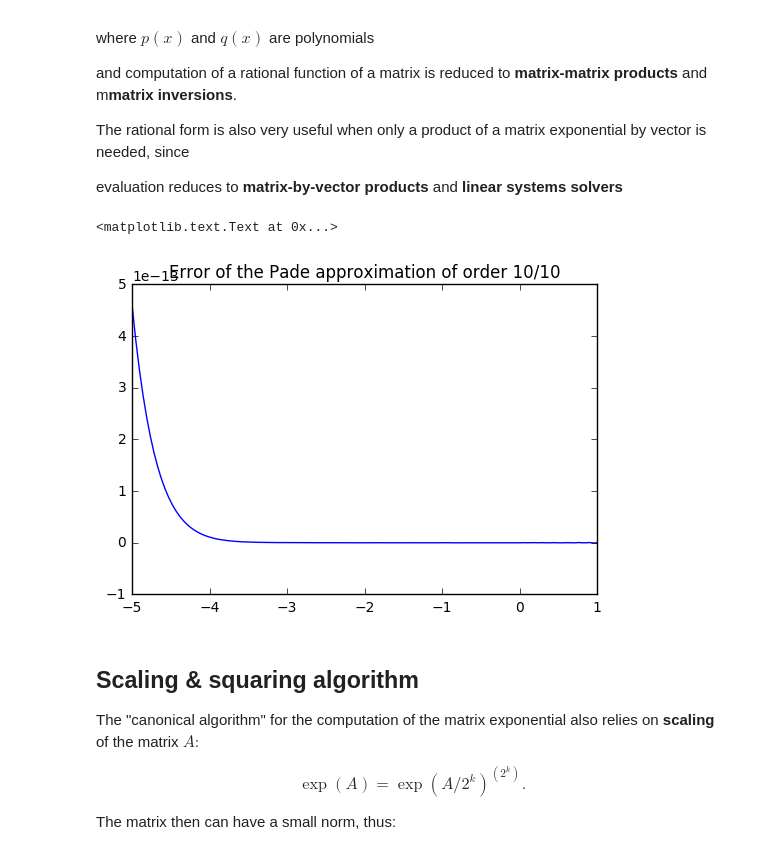
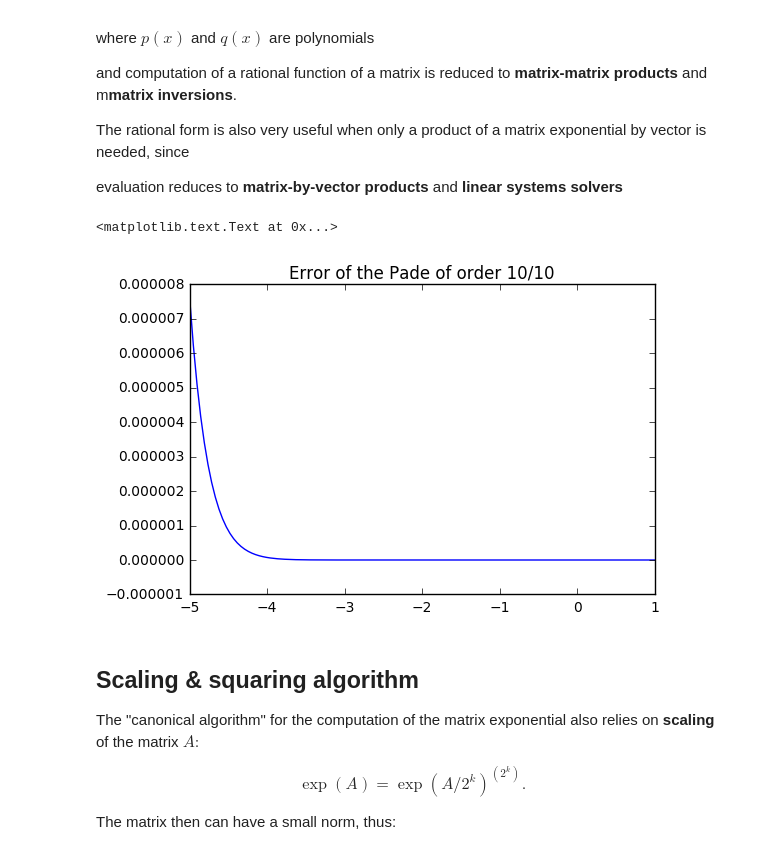
Before and after one commit to oseledets/nla2016, a Jupyter notebook: lectures/lecture-15.ipynb, the cells around one changed output. Saved outputs shown, nothing was run; the diff lists cells and outputs as text; code cells hidden in the pictures.

```diff
--- a/lectures/lecture-15.ipynb
+++ b/lectures/lecture-15.ipynb
@@ -259,20 +266,22 @@ evaluation reduces to **matrix-by-vector products** and **linear systems solvers
 # %%
 #Computing Pade approximant
 import numpy as np
 import mpmath
 %matplotlib inline
 from mpmath import pade, taylor, polyval
 import matplotlib.pyplot as plt
 x = np.linspace(-5, 1, 128)
-a = taylor(mpmath.exp, 0, 100) #Taylor series
+a = taylor(mpmath.exp, 0, 20) #Taylor series
 k1 = 10
 k2 = 10
 p, q = pade(a, k1, k2) #Pade approximant
-plt.plot(x, polyval(p[::-1], x)/polyval(q[::-1], x) - np.exp(x))
-plt.title('Error of the Pade approximation of order {0:d}/{1:d}'.format(k1, k2) )
+#plt.plot(x, polyval(p[::-1], x)/polyval(q[::-1], x) - np.exp(x))
+plt.plot(x, polyval(a[::-1], x) - np.exp(x))
+
+plt.title('Error of the Pade of order {0:d}/{1:d}'.format(k1, k2) )
 # %% [output]
 <matplotlib.text.Text at 0x...>
-[figure, old version]
+[figure, new version]
 # %% [markdown]
 ## Scaling & squaring algorithm
 
```
Also changed, not shown: parts of 8 cells of this notebook.
